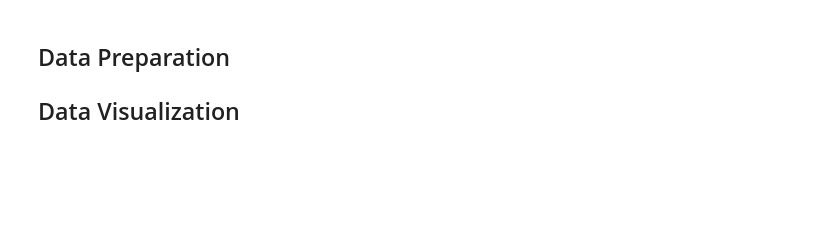
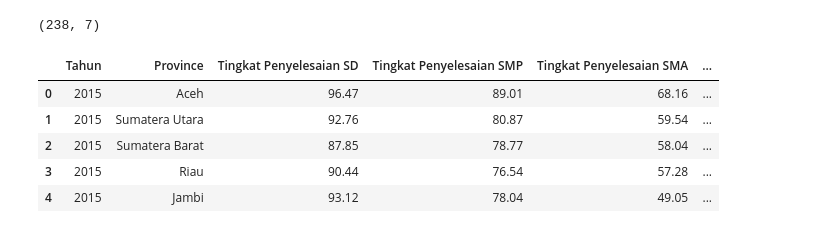
Before and after one commit to Lustiyana/Visualisasi-Data-Education-of-Indonesia-Kelompok-1, a Jupyter notebook: Visualisasi_Data_Kelompok_1.ipynb, the cells around one changed output. Drawn from its saved outputs; the diff is of its cells as text; code cells hidden in the pictures; blank space fills up the shorter version.

```diff
--- a/Visualisasi_Data_Kelompok_1.ipynb
+++ b/Visualisasi_Data_Kelompok_1.ipynb
@@ -70,3 +2,0 @@ Data Understanding merupakan proses dimana kita mempertemukan antara data apa ya
-# %% [markdown]
-## Data Preparation
-## Data Visualization
@@ -72,0 +9,16 @@ Data Understanding merupakan proses dimana kita mempertemukan antara data apa ya
+# %%
+data = 'Pendidikan-Indonesia.xlsx'
+df = pd.read_excel(data, sheet_name='Sheet1')
+# %%
+df.shape
+# %% [output]
+(238, 7)
+# %%
+df.head()
+# %% [output]
+|  | Tahun | Province | Tingkat Penyelesaian SD | Tingkat Penyelesaian SMP | Tingkat Penyelesaian SMA | ... |
+| 0 | 2015 | Aceh | 96.47 | 89.01 | 68.16 | ... |
+| 1 | 2015 | Sumatera Utara | 92.76 | 80.87 | 59.54 | ... |
+| 2 | 2015 | Sumatera Barat | 87.85 | 78.77 | 58.04 | ... |
+| 3 | 2015 | Riau | 90.44 | 76.54 | 57.28 | ... |
+| 4 | 2015 | Jambi | 93.12 | 78.04 | 49.05 | ... |
```
Also changed, not shown: parts of 13 cells of this notebook.
